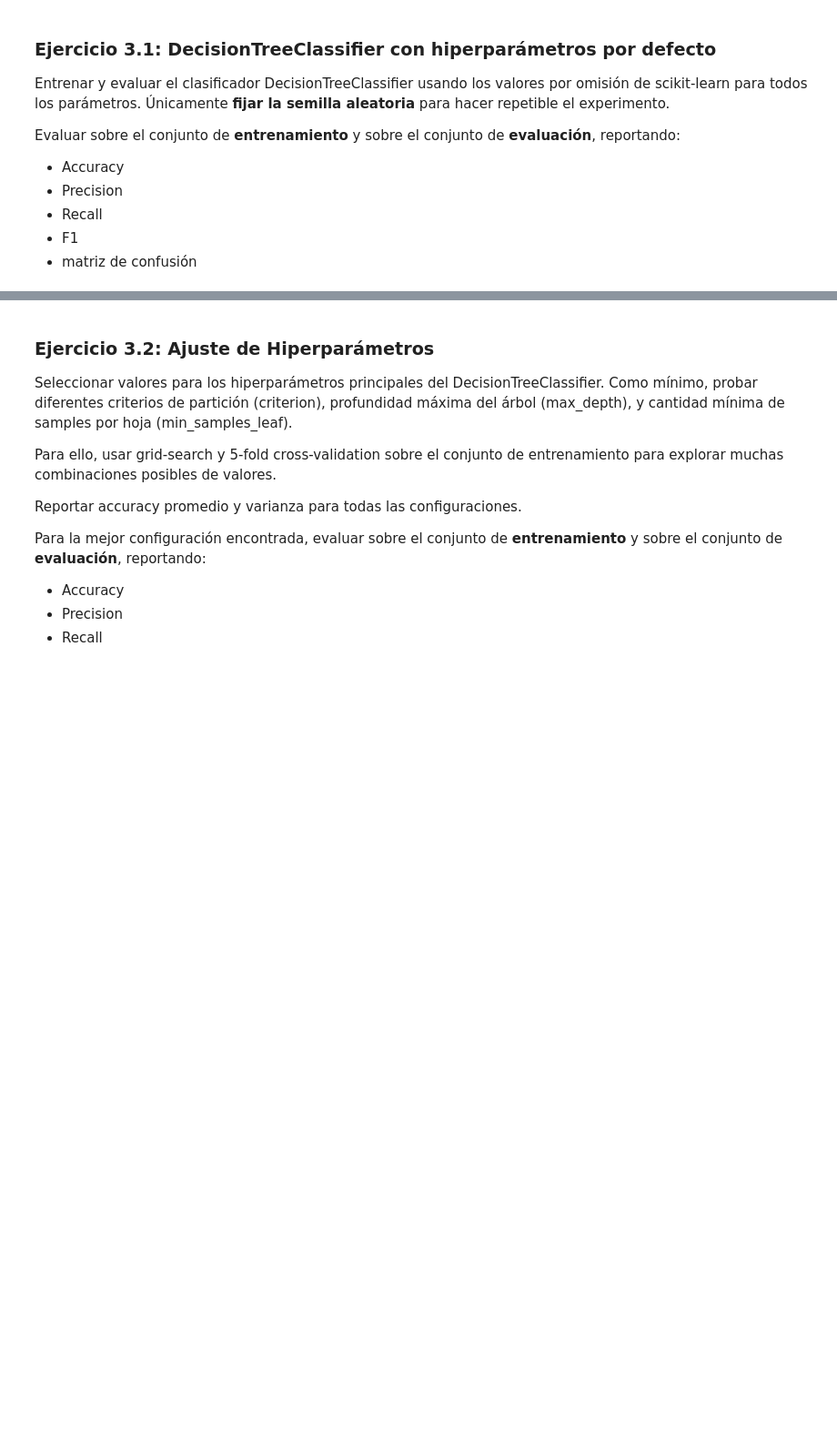
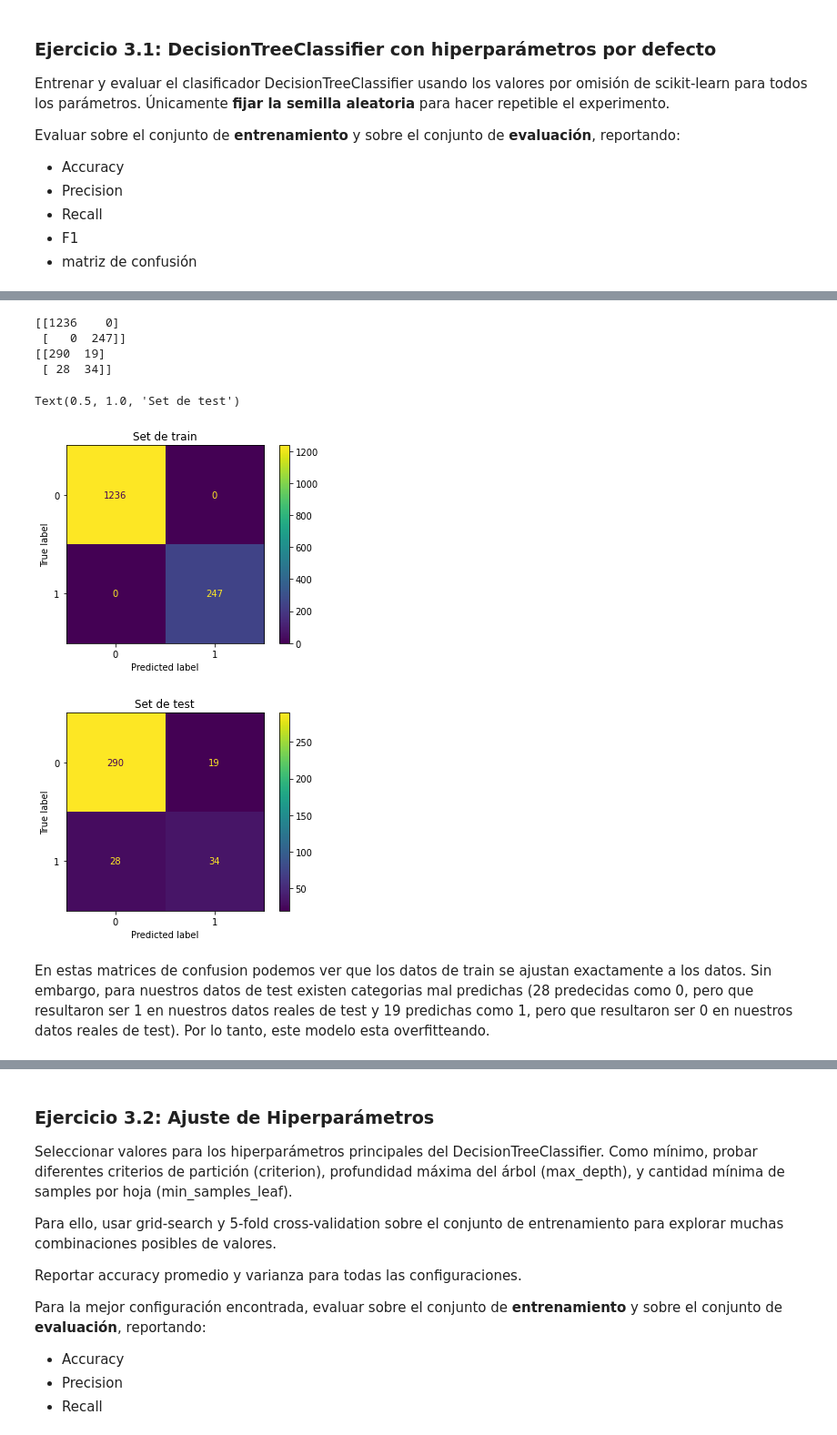
Before and after one commit to fnbellomo/DiploDatos2021, a Jupyter notebook: 03_IntroAprendizajeAutomatico/Aprendizaje_Autom_Lab_2.ipynb, the cells around one changed output, grey strips where cells are left out. Shown: that part at 91% size. Cells and saved outputs as stored; diff of their text form; code cells hidden in the pictures; blank space fills up the shorter version.

```diff
--- a/03_IntroAprendizajeAutomatico/Aprendizaje_Autom_Lab_2.ipynb
+++ b/03_IntroAprendizajeAutomatico/Aprendizaje_Autom_Lab_2.ipynb
@@ -396,0 +391,22 @@ Text(0.5, 1.0, 'Matriz de confusión \n Datos TEST')
+# %%
+from sklearn.metrics import confusion_matrix
+from sklearn.metrics import plot_confusion_matrix
+
+print(confusion_matrix(y_train, y_train_pred))
+
+plot_confusion_matrix(clf, X_train, y_train, values_format = '.0f')
+plt.title("Set de train")
+
+print(confusion_matrix(y_test, y_test_pred))
+plot_confusion_matrix(clf, X_test, y_test, values_format = '.0f')
+plt.title("Set de test")
+# %% [output]
+[[1236    0]
+ [   0  247]]
+[[290  19]
+ [ 28  34]]
+Text(0.5, 1.0, 'Set de test')
+[figure, added]
+[figure, added]
+# %% [markdown]
+En estas matrices de confusion podemos ver que los datos de train se ajustan exactamente a los datos. Sin embargo, para nuestros datos de test existen categorias mal predichas (28 predecidas como 0, pero que resultaron ser 1 en nuestros datos reales de test y 19 predichas como 1, pero que resultaron ser 0 en nuestros datos reales de test). Por lo tanto, este modelo esta overfitteando.
```
Also changed, not shown: parts of 19 cells of this notebook.
